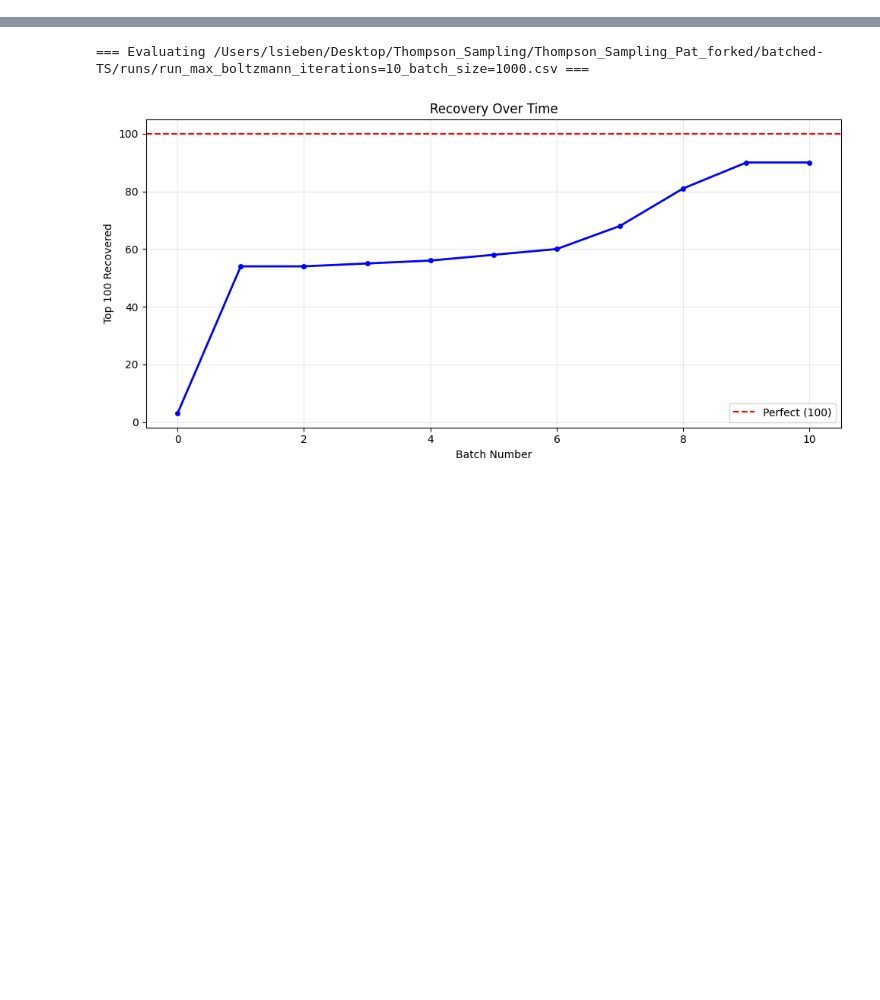
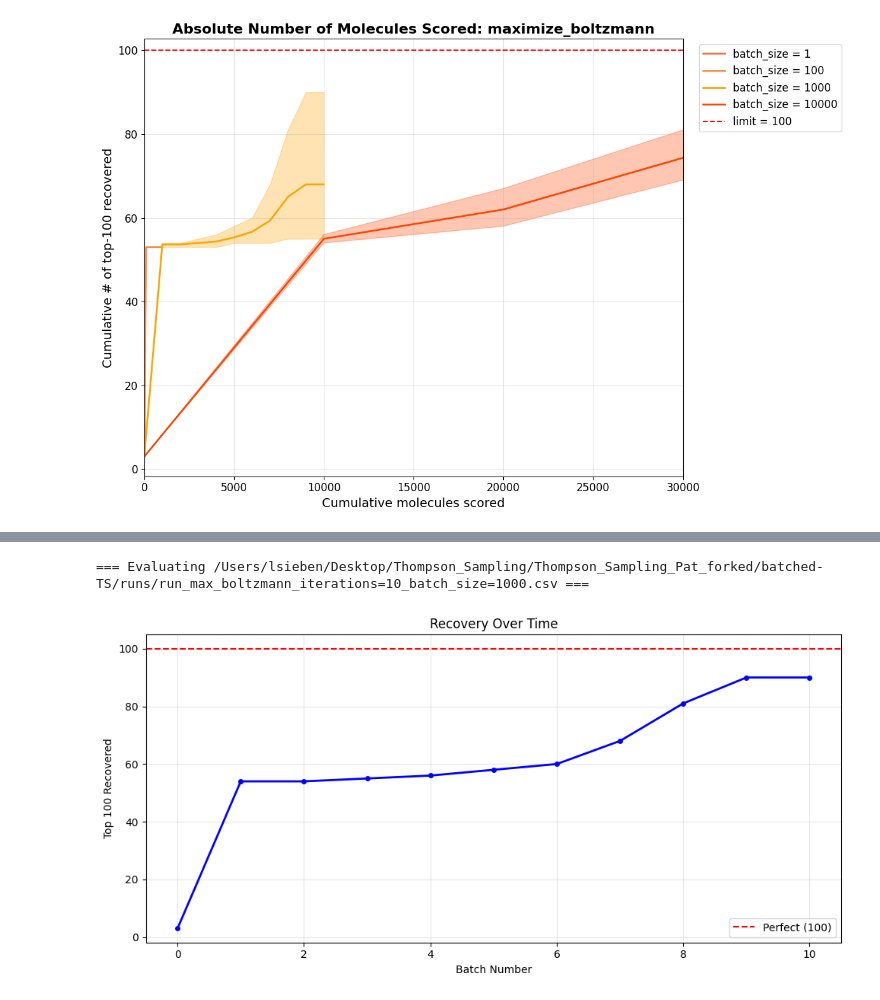
Before and after one commit to leifsieben/batched-TS, a Jupyter notebook: results_analysis.ipynb, the cells around one changed output, grey strips where cells are left out. Saved outputs shown, nothing was run; the diff lists cells and outputs as text; code cells hidden in the pictures; blank space fills up the shorter version.

```diff
--- a/results_analysis.ipynb
+++ b/results_analysis.ipynb
@@ -0,0 +300,100 @@
+# %%
+import pandas as pd
+import glob
+import matplotlib.pyplot as plt
+
+# Parameters
+ground_truth_csv = "/Users/lsieben/Desktop/Thompson_Sampling/Thompson_Sampling_Pat_forked/batched-TS/runs/scored_enumerated_TS_example_molecules.csv"
+k = 100  # "top k" cutoff for defining actives
+batches = [1, 100, 1000, 10000]
+method_dir = "maximize_boltzmann"  # or "maximize_boltzmann"
+
+# Load ground truth and get the SMILES of the true top-k
+gt = pd.read_csv(ground_truth_csv)
+gt_topk_smiles = set(gt.nlargest(k, "normalized_score")["SMILES"])
+
+def per_iter_hits(path):
+    """
+    Given a single CSV path, compute cumulative # of recovered top-k
+    at each iteration:
+      - df['batch'] is the iteration index (including 0).
+      - For i=0..max_iteration, count how many SMILES with df['batch'] <= i are in gt_topk_smiles.
+    Returns a dict {iteration: cumulative_count}.
+    """
+    df = pd.read_csv(path)
+    df = df[["batch", "SMILES"]]
+    max_iter = int(df["batch"].max())
+    counts = {}
+    picked = set()
+    for i in range(0, max_iter + 1):
+        batch_i_smiles = set(df.loc[df["batch"] == i, "SMILES"])
+        picked |= batch_i_smiles
+        counts[i] = len(picked & gt_topk_smiles)
+    return counts
+
+# For each batch size, collect per-replicate per-iteration counts
+all_stats = {}  # {batch_size: {iter: [counts from each replicate]}}
+for b in batches:
+    folder_pattern = f"runs/{method_dir}/batch_{b}/*.csv"
+    paths = glob.glob(folder_pattern)
+    if not paths:
+        print(f"Warning: no files under runs/{method_dir}/batch_{b}/ → skipping")
+        continue
+
+    # Find the maximum iteration across all replicates
+    max_over_all = 0
+    for p in paths:
+        df_temp = pd.read_csv(p)
+        max_over_all = max(max_over_all, int(df_temp["batch"].max()))
+
+    # Initialize stats for iterations 0..max_over_all
+    stats = {i: [] for i in range(0, max_over_all + 1)}
+    for p in paths:
+        rep_counts = per_iter_hits(p)
+        last = 0
+        for i in range(0, max_over_all + 1):
+            if i in rep_counts:
+                last = rep_counts[i]
+            stats[i].append(last)
+
+    all_stats[b] = stats
+
+# Plot mean ± range per "molecules scored" (iteration * batch_size) for each batch size
+plt.figure(figsize=(12, 8))
+plt.rcParams.update({'font.size': 12})
+
+# Define colors
+colors = ['#FF6B35', '#FF8C42', '#FFA500', '#FF4500']
+
+for i, b in enumerate(sorted(all_stats)):
+    stats = all_stats[b]
+    iters = sorted(stats.keys())
+    x_vals = [i * b for i in iters]  # convert iteration → cumulative molecules scored
+    means = [sum(stats[i]) / len(stats[i]) for i in iters]
+    mins  = [min(stats[i]) for i in iters]
+    maxs  = [max(stats[i]) for i in iters]
+
+    plt.plot(x_vals, means, color=colors[i % len(colors)], linewidth=2, label=f"batch_size = {b}")
+    plt.fill_between(x_vals, mins, maxs, color=colors[i % len(colors)], alpha=0.3)
+
+# Horizontal red line at k
+plt.axhline(y=k, color="red", linestyle="--", label=f"limit = {k}")
+
+# Set x-axis limit
+plt.xlim(0, 30_000)
+# Customize plot to match the image aesthetics
+plt.xlabel("Cumulative molecules scored", fontsize=14)
+plt.ylabel(f"Cumulative # of top-{k} recovered", fontsize=14)
+plt.title(f"Absolute Number of Molecules Scored: {method_dir}", fontsize=16, fontweight='bold')
+
+# Add grid
+plt.grid(True, alpha=0.3)
+
+# Position legend to match the image
+plt.legend(bbox_to_anchor=(1.02, 1), loc='upper left', fontsize=12)
+
+plt.tight_layout()
+plt.savefig(f'absolute_number_scored_{method_dir}.svg', format='svg', dpi=300, bbox_inches='tight')
+plt.show()
+# %% [output]
+[figure, added]
```
Also changed, not shown: parts of 10 cells of this notebook, 1 other file.
